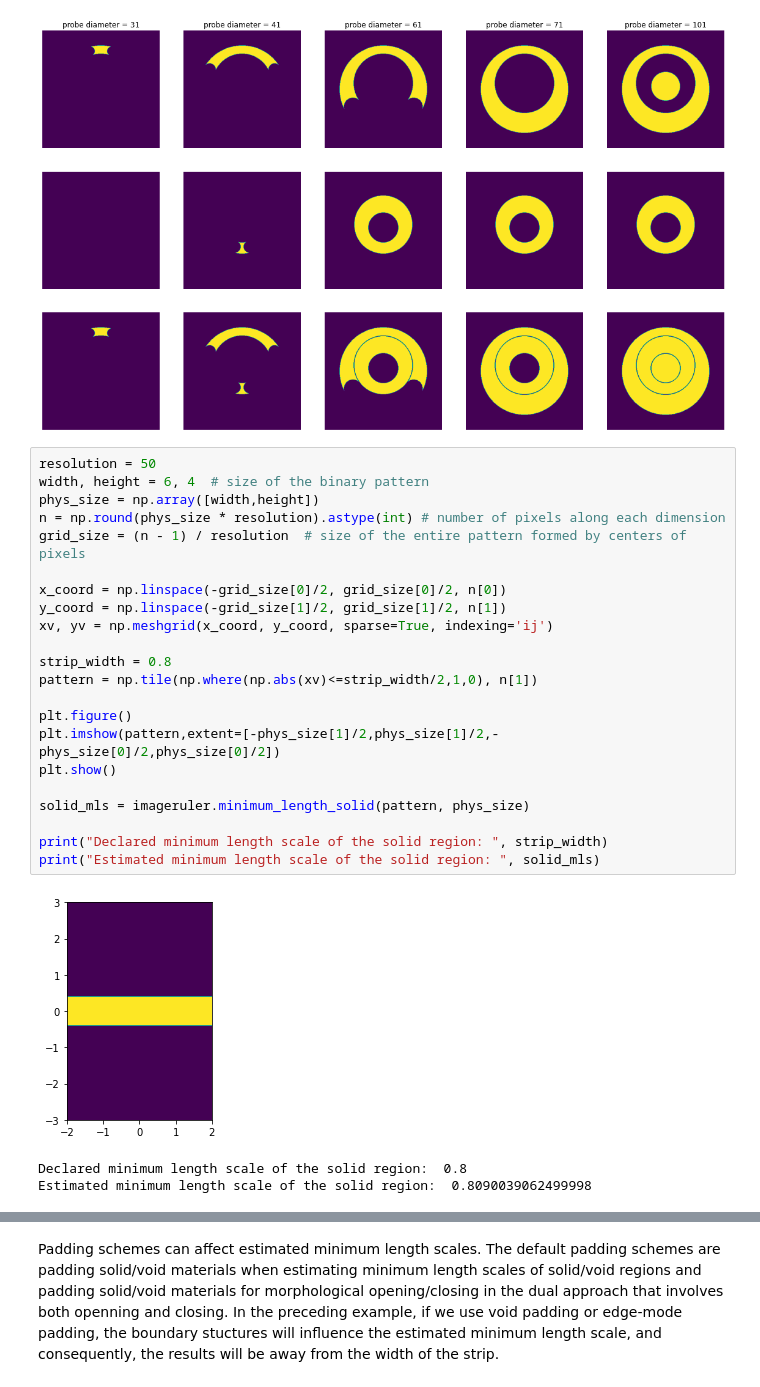
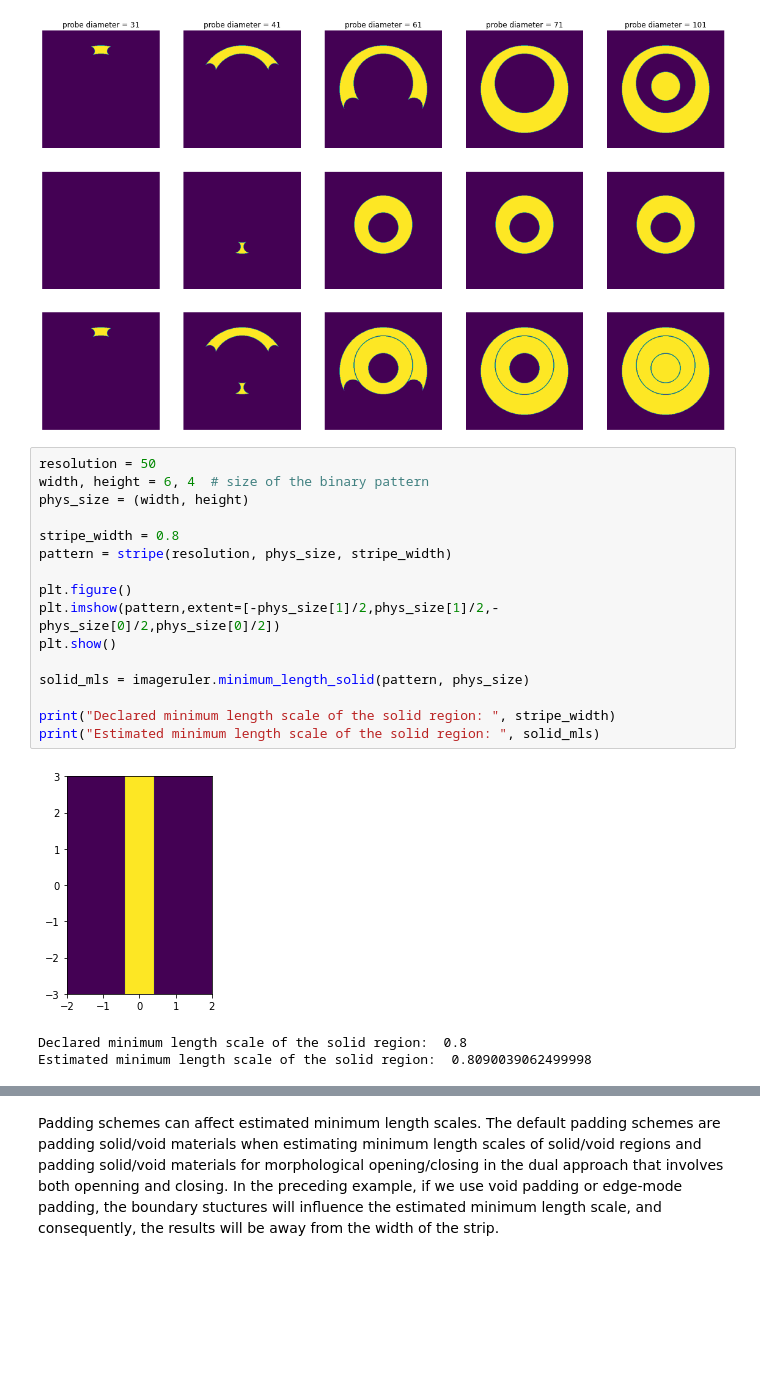
Before and after one commit to NanoComp/imageruler, a Jupyter notebook: notebooks/examples.ipynb, the cells around one changed output, grey strips where cells are left out. Saved outputs shown, nothing was run; the diff lists cells and outputs as text; blank space fills up the shorter version.

```diff
--- a/notebooks/examples.ipynb
+++ b/notebooks/examples.ipynb
@@ -120,27 +120,21 @@ for idx in range(nd):
 # %%
 resolution = 50
 width, height = 6, 4  # size of the binary pattern
-phys_size = np.array([width,height])
-n = np.round(phys_size * resolution).astype(int) # number of pixels along each dimension
-grid_size = (n - 1) / resolution  # size of the entire pattern formed by centers of pixels
+phys_size = (width, height)
 
-x_coord = np.linspace(-grid_size[0]/2, grid_size[0]/2, n[0])
-y_coord = np.linspace(-grid_size[1]/2, grid_size[1]/2, n[1])
-xv, yv = np.meshgrid(x_coord, y_coord, sparse=True, indexing='ij')
-
-strip_width = 0.8
-pattern = np.tile(np.where(np.abs(xv)<=strip_width/2,1,0), n[1])
+stripe_width = 0.8
+pattern = stripe(resolution, phys_size, stripe_width)
 
 plt.figure()
 plt.imshow(pattern,extent=[-phys_size[1]/2,phys_size[1]/2,-phys_size[0]/2,phys_size[0]/2])
 plt.show()
 
 solid_mls = imageruler.minimum_length_solid(pattern, phys_size)
 
-print("Declared minimum length scale of the solid region: ", strip_width)
+print("Declared minimum length scale of the solid region: ", stripe_width)
 print("Estimated minimum length scale of the solid region: ", solid_mls)
 # %% [output]
-[figure, old version]
+[figure, new version]
 Declared minimum length scale of the solid region:  0.8
 Estimated minimum length scale of the solid region:  0.8090039062499998
 # %%
```
Also changed, not shown: parts of 4 cells of this notebook, 2 other files.
